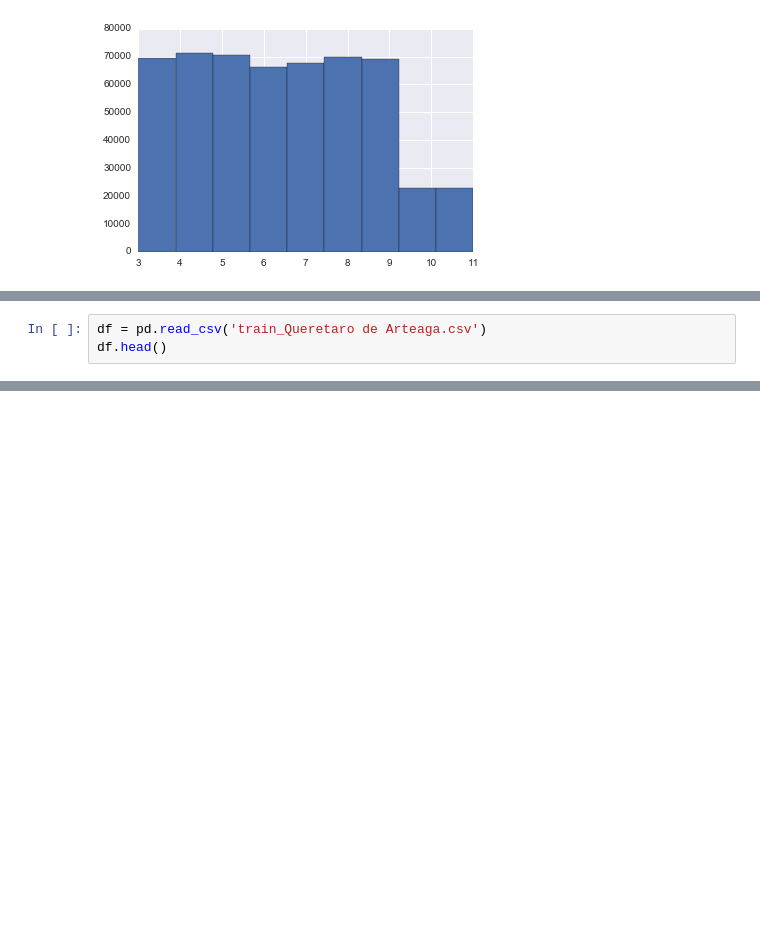
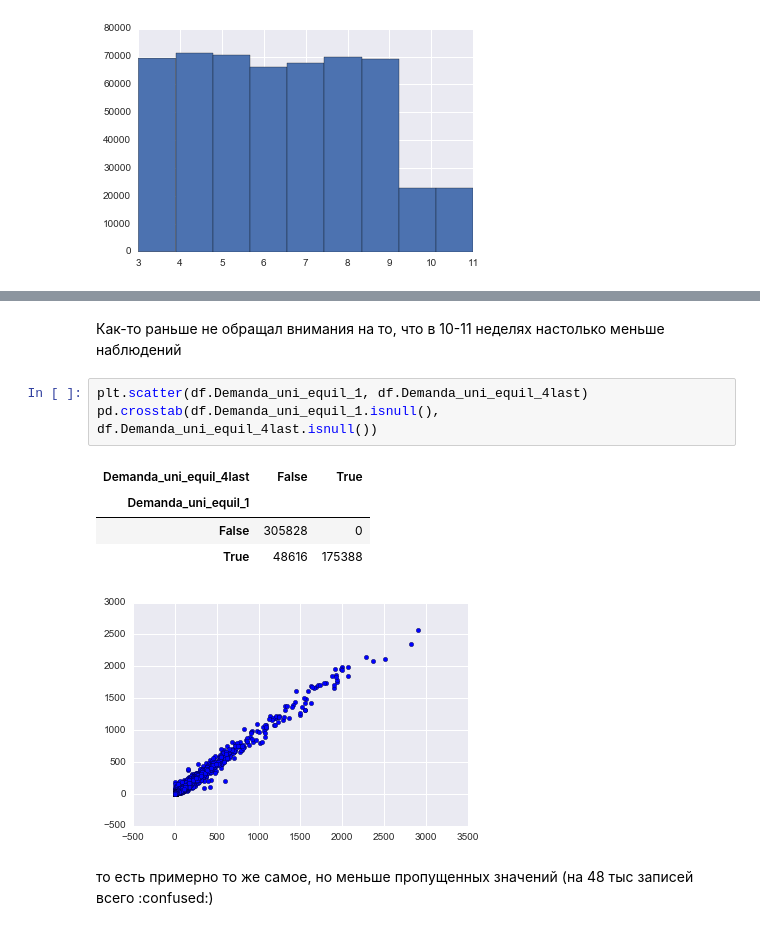
Before and after one commit to ValIlya/KB, a Jupyter notebook: releases/release_v02/new_features_generation_test.ipynb, the cells around one changed output, grey strips where cells are left out. Drawn from its saved outputs; the diff is of its cells as text; blank space fills up the shorter version.

```diff
--- a/releases/release_v02/new_features_generation_test.ipynb
+++ b/releases/release_v02/new_features_generation_test.ipynb
@@ -114,3 +36,0 @@ MultiIndex(levels=[[1, 2], [u'one', u'two']],
-# %%
-df = pd.read_csv('train_Queretaro de Arteaga.csv')
-df.head()
@@ -125,3 +37,16 @@ df.head()
+# %% [markdown]
+Как-то раньше не обращал внимания на то, что в 10-11 неделях настолько меньше наблюдений
+# %%
+plt.scatter(df.Demanda_uni_equil_1, df.Demanda_uni_equil_4last)
+pd.crosstab(df.Demanda_uni_equil_1.isnull(), df.Demanda_uni_equil_4last.isnull())
+# %% [output]
+| Demanda_uni_equil_4last | False | True |
+| Demanda_uni_equil_1 |  |  |
+| False | 305828 | 0 |
+| True | 48616 | 175388 |
+[figure, added]
+# %% [markdown]
+то есть примерно то же самое, но меньше пропущенных значений (на 48 тыс записей всего :confused:)
 # %%
 (~df.isnull()).sum().sort_values()
 # %% [output]
```
Also changed, not shown: parts of 11 cells of this notebook, 2 other files.
